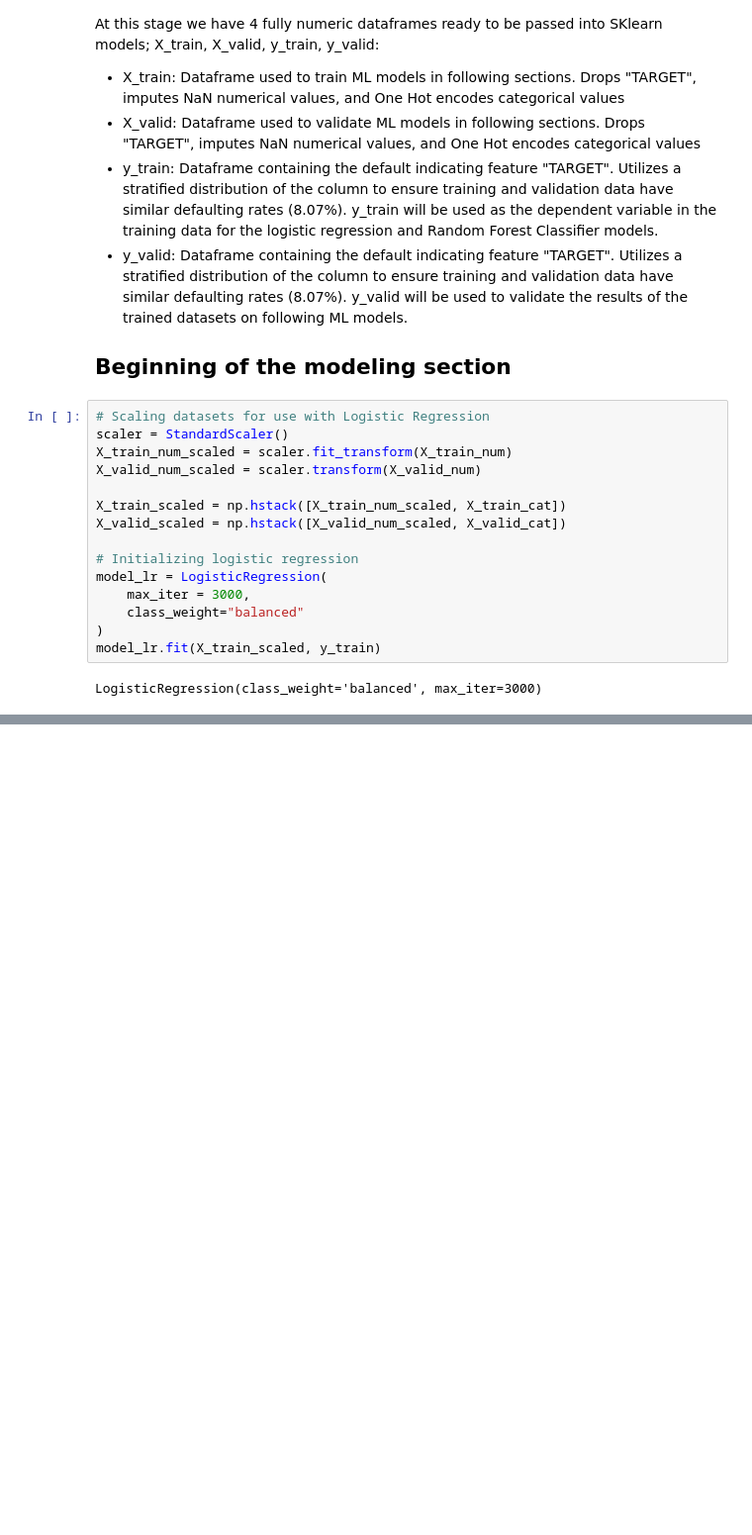
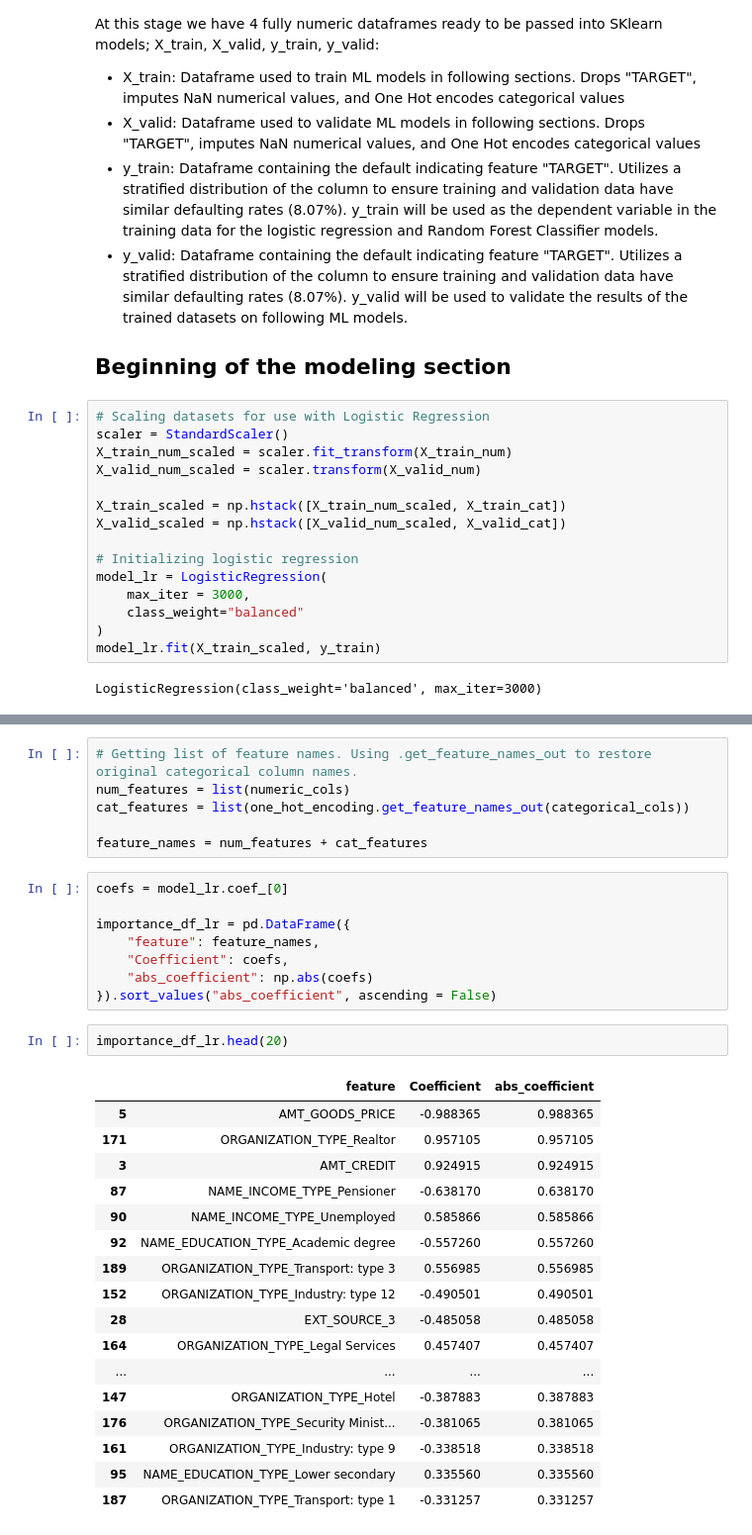
Before and after one commit to ehnidaWGU/D502-WGU-Capstone, a Jupyter notebook: notebooks/baseline_modeling_03.ipynb, the cells around one changed output, grey strips where cells are left out. Shown at 99% size. Drawn from its saved outputs; the diff is of its cells as text; blank space fills up the shorter version.

Commit message:
Finished baseline modeling notebook

```diff
--- a/notebooks/baseline_modeling_03.ipynb
+++ b/notebooks/baseline_modeling_03.ipynb
@@ -143,0 +226,34 @@ array([[0.52285595, 0.47714405],
+# %%
+# Getting list of feature names. Using .get_feature_names_out to restore original categorical column names.
+num_features = list(numeric_cols)
+cat_features = list(one_hot_encoding.get_feature_names_out(categorical_cols))
+
+feature_names = num_features + cat_features
+# %%
+coefs = model_lr.coef_[0]
+
+importance_df_lr = pd.DataFrame({
+    "feature": feature_names,
+    "Coefficient": coefs,
+    "abs_coefficient": np.abs(coefs)
+}).sort_values("abs_coefficient", ascending = False)
+# %%
+importance_df_lr.head(20)
+# %% [output]
+|  | feature | Coefficient | abs_coefficient |
+| 5 | AMT_GOODS_PRICE | -0.988365 | 0.988365 |
+| 171 | ORGANIZATION_TYPE_Realtor | 0.957105 | 0.957105 |
+| 3 | AMT_CREDIT | 0.924915 | 0.924915 |
+| 87 | NAME_INCOME_TYPE_Pensioner | -0.638170 | 0.638170 |
+| 90 | NAME_INCOME_TYPE_Unemployed | 0.585866 | 0.585866 |
+| 92 | NAME_EDUCATION_TYPE_Academic degree | -0.557260 | 0.557260 |
+| 189 | ORGANIZATION_TYPE_Transport: type 3 | 0.556985 | 0.556985 |
+| 152 | ORGANIZATION_TYPE_Industry: type 12 | -0.490501 | 0.490501 |
+| 28 | EXT_SOURCE_3 | -0.485058 | 0.485058 |
+| 164 | ORGANIZATION_TYPE_Legal Services | 0.457407 | 0.457407 |
+| ... | ... | ... | ... |
+| 147 | ORGANIZATION_TYPE_Hotel | -0.387883 | 0.387883 |
+| 176 | ORGANIZATION_TYPE_Security Minist... | -0.381065 | 0.381065 |
+| 161 | ORGANIZATION_TYPE_Industry: type 9 | -0.338518 | 0.338518 |
+| 95 | NAME_EDUCATION_TYPE_Lower secondary | 0.335560 | 0.335560 |
+| 187 | ORGANIZATION_TYPE_Transport: type 1 | -0.331257 | 0.331257 |
```
Also changed, not shown: parts of 26 cells of this notebook.
